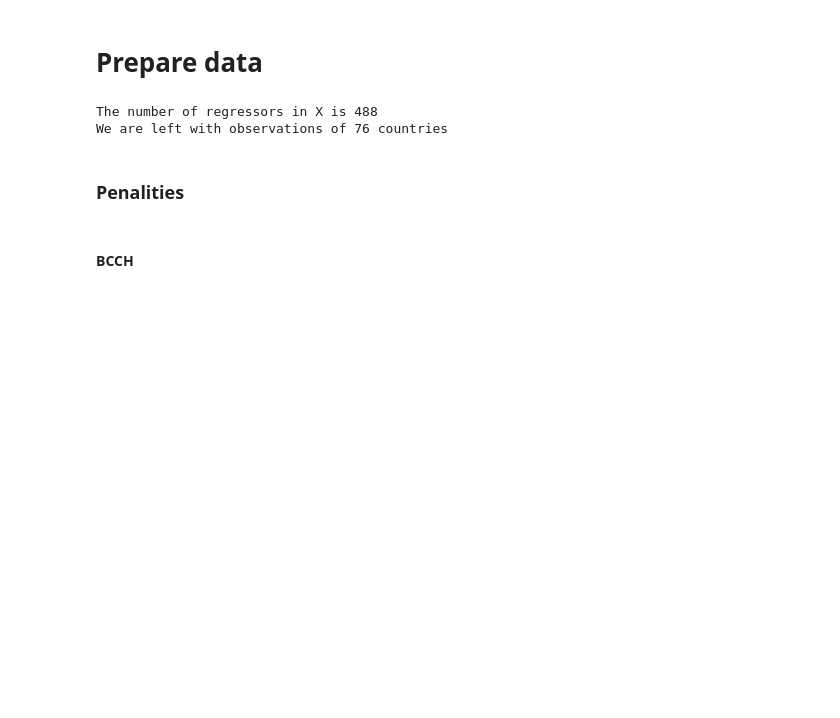
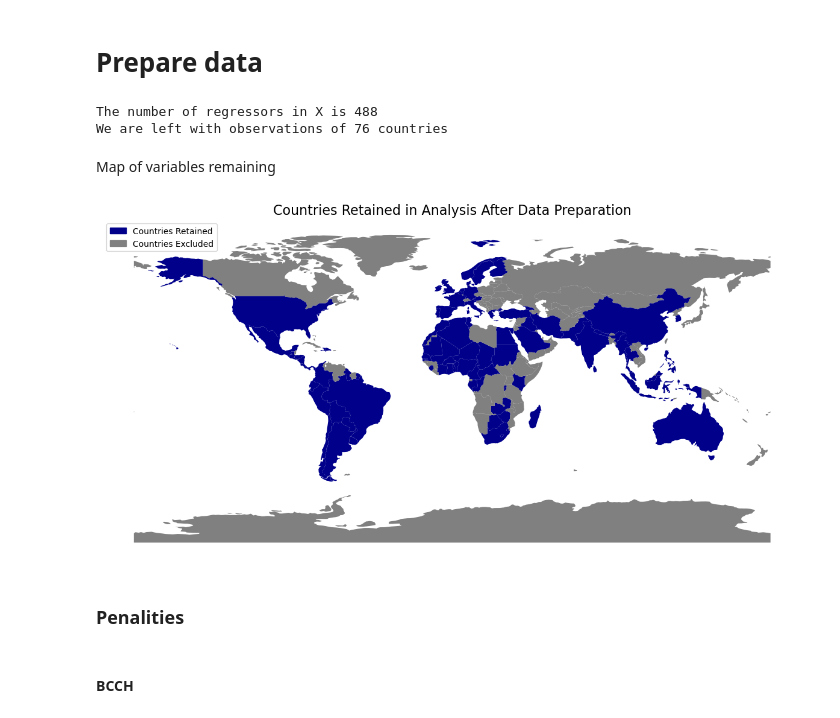
Before and after one commit to wzr768/AME-Clara-Theis-Ida, a Jupyter notebook: Project 2/Project2.ipynb, the cells around one changed output. Cells and saved outputs as stored; diff of their text form; code cells hidden in the pictures; blank space fills up the shorter version.

Commit message:
data rens plot

```diff
--- a/Project 2/Project2.ipynb
+++ b/Project 2/Project2.ipynb
@@ -125,6 +128,41 @@ Z_stan = standardize(Z)
 D_stan = standardize(D)
 
 n,p = X_stan.shape
+# %% [markdown]
+Map of variables remaining
+# %%
+# Define custom colors: Grey for False and a different color for True (e.g., dark blue)
+cmap = mcolors.ListedColormap(['grey', 'darkblue'])
+
+# Load world map data from Geopandas
+world = gpd.read_file(gpd.datasets.get_path('naturalearth_lowres'))
+
+# Create a new column to indicate if a country is retained in the analysis
+world['retained'] = world['iso_a3'].isin(retained_countries)
+
+# Plot the map without the default legend
+fig, ax = plt.subplots(1, 1, figsize=(15, 10))
+world.plot(column='retained',  # Color by inclusion status
+           cmap=cmap,           # Custom color map
+           legend=False,         # Disable default legend
+           ax=ax,
+           missing_kwds={'color': 'lightgrey', 'label': 'No Data'})  # Light grey for countries not in dataset
+
+# Create custom legend entries
+retained_patch = mpatches.Patch(color='darkblue', label='Countries Retained')
+excluded_patch = mpatches.Patch(color='grey', label='Countries Excluded')
+
+# Add custom legend with descriptive labels
+plt.legend(handles=[retained_patch, excluded_patch], loc='upper left')
+
+# Add title and other formatting
+ax.set_title("Countries Retained in Analysis After Data Preparation", fontsize=16)
+ax.set_axis_off()
+
+# Display the map
+plt.show()
+# %% [output]
+[figure, added]
 # %% [markdown]
 ### Penalities
 # %% [markdown]
```
Also changed, not shown: parts of 4 cells of this notebook.
